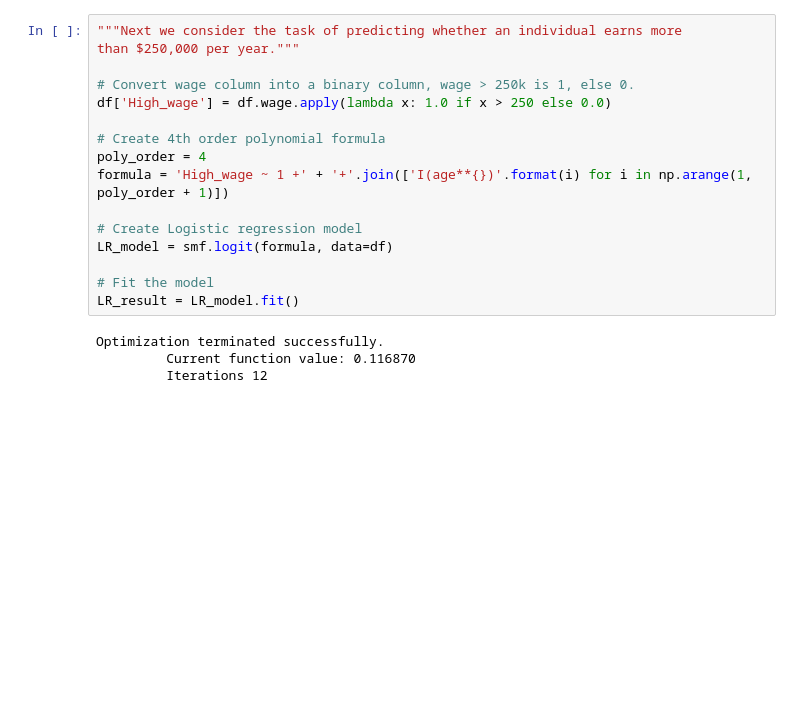
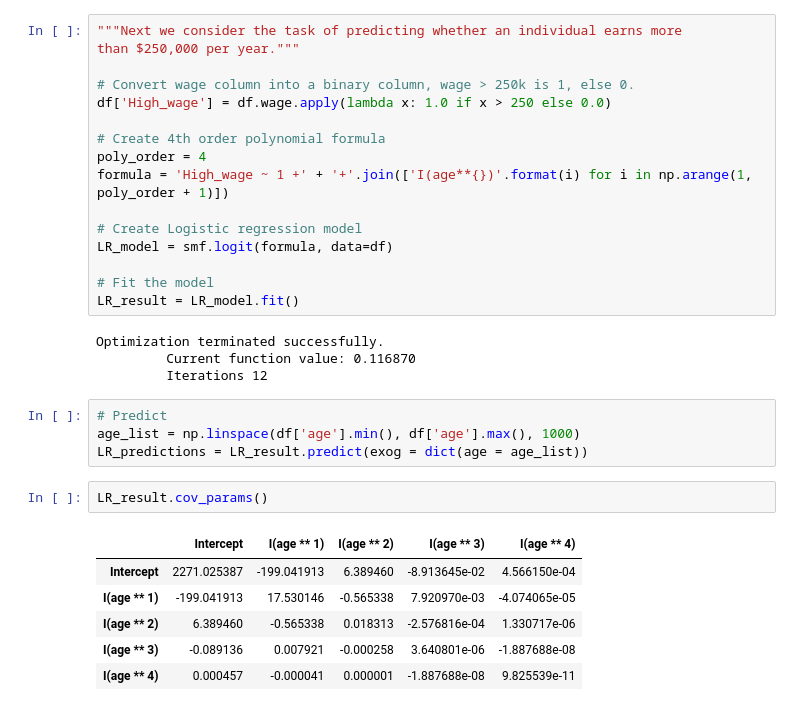
Before and after one commit to Rtavakol/ISLR, a Jupyter notebook: Notebooks/Chapter 7/Lab_Non-linear Modeling.ipynb, the cells around one changed output. Drawn from its saved outputs; the diff is of its cells as text; blank space fills up the shorter version.

```diff
--- a/Notebooks/Chapter 7/Lab_Non-linear Modeling.ipynb
+++ b/Notebooks/Chapter 7/Lab_Non-linear Modeling.ipynb
@@ -220,3 +221,16 @@ LR_result = LR_model.fit()
 Optimization terminated successfully.
          Current function value: 0.116870
          Iterations 12
+# %%
+# Predict
+age_list = np.linspace(df['age'].min(), df['age'].max(), 1000)
+LR_predictions = LR_result.predict(exog = dict(age = age_list))
+# %%
+LR_result.cov_params()
+# %% [output]
+|  | Intercept | I(age ** 1) | I(age ** 2) | I(age ** 3) | I(age ** 4) |
+| Intercept | 2271.025387 | -199.041913 | 6.389460 | -8.913645e-02 | 4.566150e-04 |
+| I(age ** 1) | -199.041913 | 17.530146 | -0.565338 | 7.920970e-03 | -4.074065e-05 |
+| I(age ** 2) | 6.389460 | -0.565338 | 0.018313 | -2.576816e-04 | 1.330717e-06 |
+| I(age ** 3) | -0.089136 | 0.007921 | -0.000258 | 3.640801e-06 | -1.887688e-08 |
+| I(age ** 4) | 0.000457 | -0.000041 | 0.000001 | -1.887688e-08 | 9.825539e-11 |
```
Also changed, not shown: parts of 4 cells of this notebook, 1 other file.
